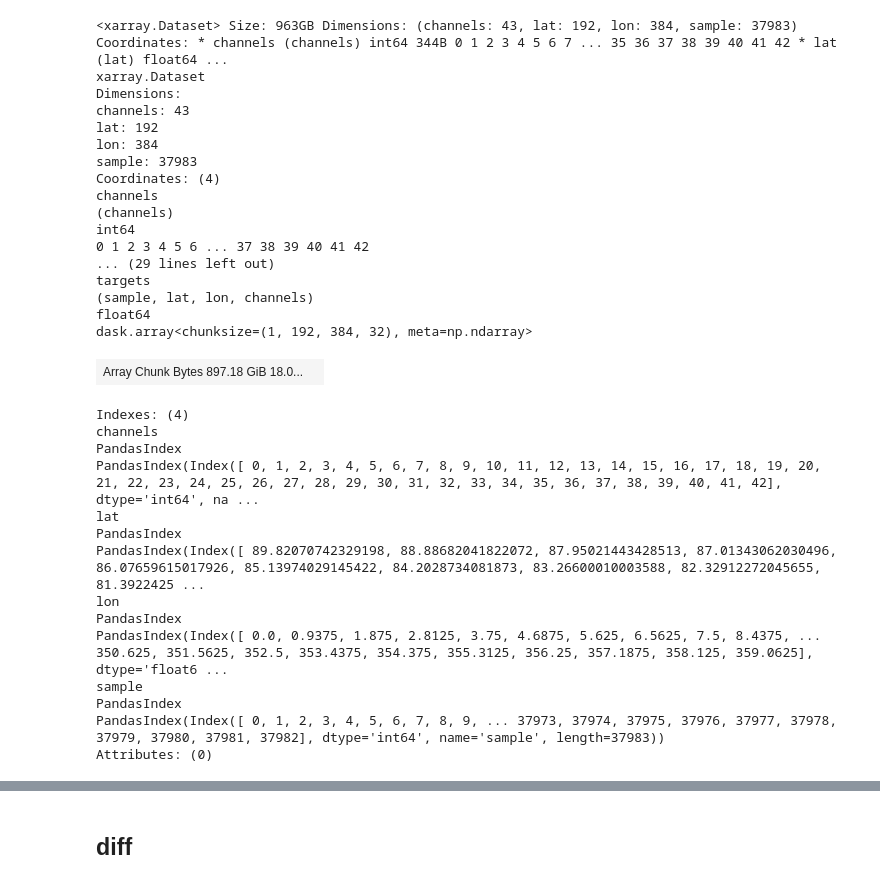
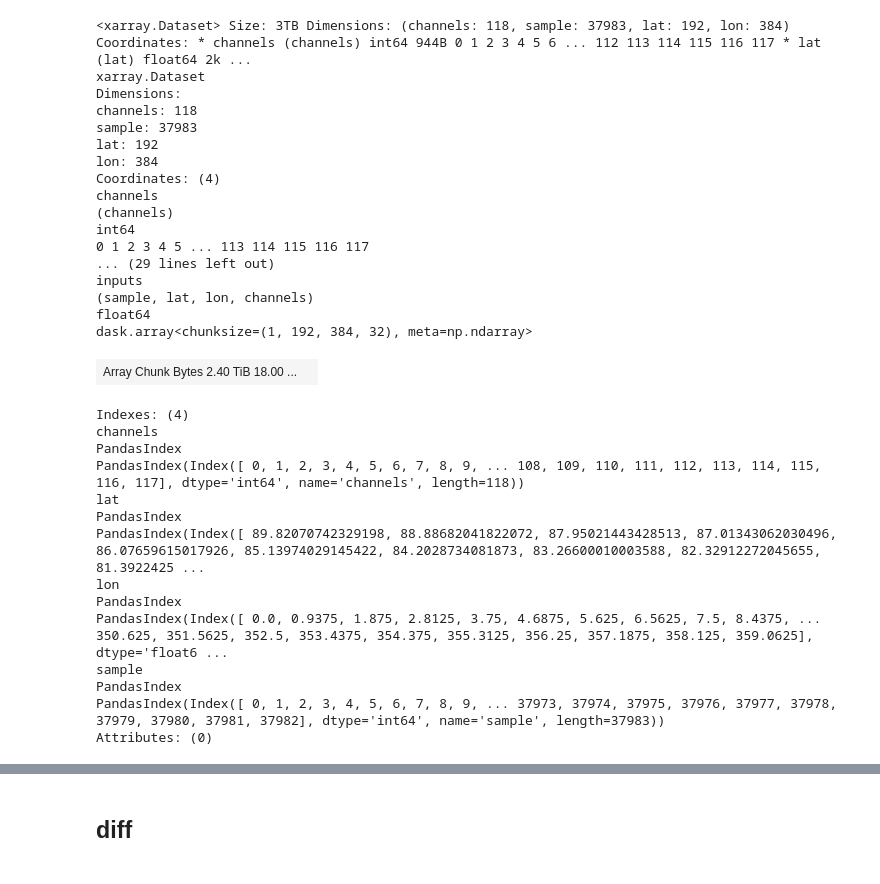
Before and after one commit to NOAA-PSL/graph-ufs, a Jupyter notebook: prototypes/notebooks/debug_ocn_loss.ipynb, the cells around one changed output, grey strips where cells are left out. Saved outputs shown, nothing was run; the diff lists cells and outputs as text; code cells hidden in the pictures.

```diff
--- a/prototypes/notebooks/debug_ocn_loss.ipynb
+++ b/prototypes/notebooks/debug_ocn_loss.ipynb
@@ -38,30 +38,30 @@ Data variables: (12/20)
 inputs = xr.open_zarr(os.path.join(_scratch, _prototype, _expt, "training", "inputs.zarr"))
 targets = xr.open_zarr(os.path.join(_scratch, _prototype, _expt, "training", "targets.zarr"))
 # %%
-targets
+inputs
 # %% [output]
-<xarray.Dataset> Size: 963GB Dimensions: (channels: 43, lat: 192, lon: 384, sample: 37983) Coordinates: * channels (channels) int64 344B 0 1 2 3 4 5 6 7 ... 35 36 37 38 39 40 41 42 * lat (lat) float64 ...
+<xarray.Dataset> Size: 3TB Dimensions: (channels: 118, sample: 37983, lat: 192, lon: 384) Coordinates: * channels (channels) int64 944B 0 1 2 3 4 5 6 ... 112 113 114 115 116 117 * lat (lat) float64 2k ...
 xarray.Dataset
 Dimensions:
-channels: 43
+channels: 118
+sample: 37983
 lat: 192
 lon: 384
-sample: 37983
 Coordinates: (4)
 channels
 (channels)
 int64
-0 1 2 3 4 5 6 ... 37 38 39 40 41 42
+0 1 2 3 4 5 ... 113 114 115 116 117
 ... (29 lines left out)
-targets
+inputs
 (sample, lat, lon, channels)
 float64
 dask.array<chunksize=(1, 192, 384, 32), meta=np.ndarray>
-| Array Chunk Bytes 897.18 GiB 18.0... |  |
+| Array Chunk Bytes 2.40 TiB 18.00 ... |  |
 Indexes: (4)
 channels
 PandasIndex
-PandasIndex(Index([ 0, 1, 2, 3, 4, 5, 6, 7, 8, 9, 10, 11, 12, 13, 14, 15, 16, 17, 18, 19, 20, 21, 22, 23, 24, 25, 26, 27, 28, 29, 30, 31, 32, 33, 34, 35, 36, 37, 38, 39, 40, 41, 42], dtype='int64', na ...
+PandasIndex(Index([ 0, 1, 2, 3, 4, 5, 6, 7, 8, 9, ... 108, 109, 110, 111, 112, 113, 114, 115, 116, 117], dtype='int64', name='channels', length=118))
 lat
 PandasIndex
 PandasIndex(Index([ 89.82070742329198, 88.88682041822072, 87.95021443428513, 87.01343062030496, 86.07659615017926, 85.13974029145422, 84.2028734081873, 83.26600010003588, 82.32912272045655, 81.3922425 ...
```
Also changed, not shown: parts of 3 cells of this notebook, 2 other files.
